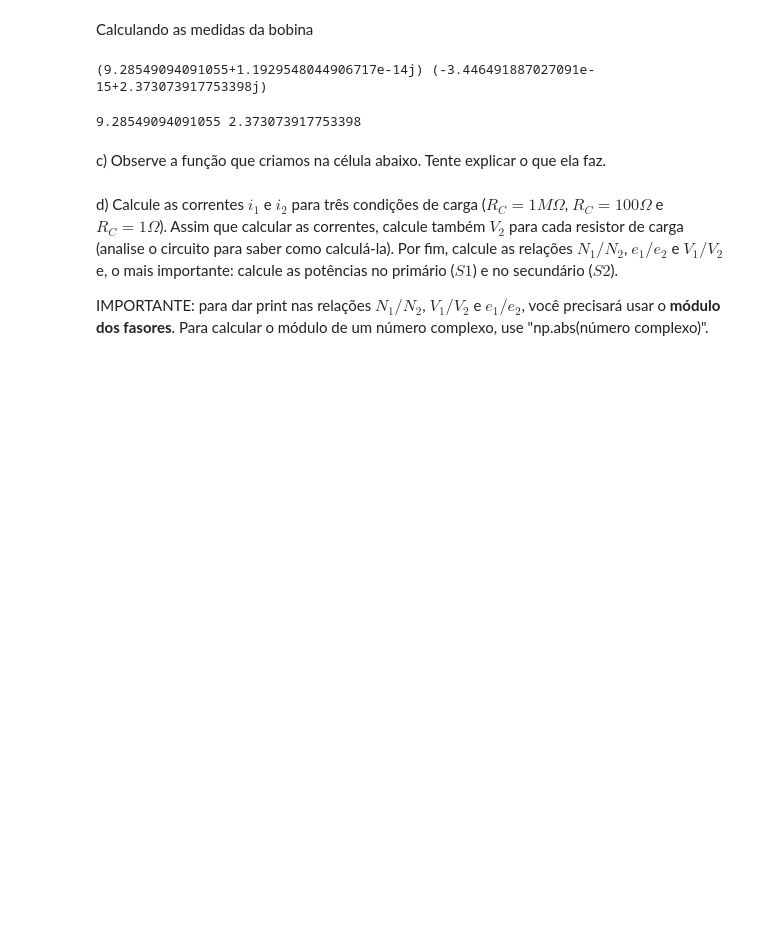
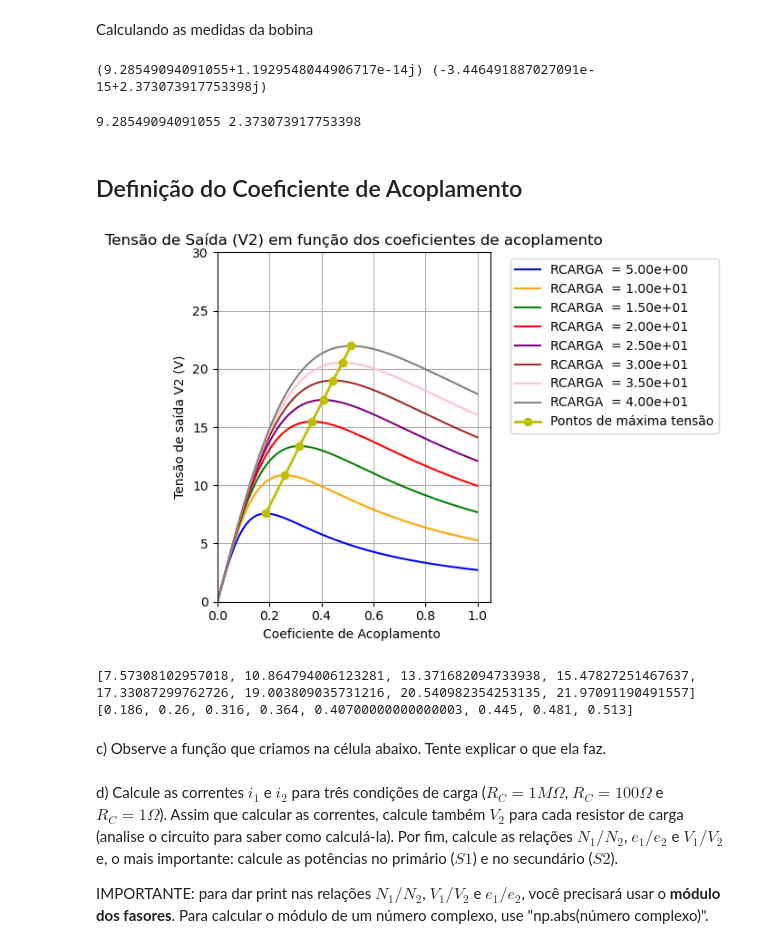
Before and after one commit to EnzoSilva14/projeto-eletromag, a Jupyter notebook: Versao_atual.ipynb, the cells around one changed output. Saved outputs shown, nothing was run; the diff lists cells and outputs as text; code cells hidden in the pictures; blank space fills up the shorter version.

```diff
--- a/Versao_atual.ipynb
+++ b/Versao_atual.ipynb
@@ -267,6 +268,82 @@ print(i1_abs, i2_abs)
 #essa corrente mesmo? é o abs, a parte real, o módulo?
 # %% [output]
 9.28549094091055 2.373073917753398
+# %% [markdown]
+<h2> Definição do Coeficiente de Acoplamento </h2>
+# %%
+#Declaração de Parâmetros
+
+
+fig, ax1 = plt.subplots()
+
+resistencias = np.arange(5 , 45 , 5)
+coeficientes = np.arange(0 , 1 , 0.001)
+i = 0
+cores = [
+    'blue',    # R carga = 5 Ω
+    'orange',  # R carga = 10 Ω
+    'green',   # R carga = 15 Ω
+    'red',     # R carga = 20 Ω
+    'purple',  # R carga = 25 Ω
+    'brown',   # R carga = 30 Ω
+    'pink',    # R carga = 35 Ω
+    'gray',    # R carga = 40 Ω
+    'yellow',  # Pontos de máxima tensão
+]
+
+#Indutâncias
+
+L1 = indutancia_ressonante(f, C)
+L2 = indutancia_ressonante(f, C)
+R1, R2 = R_pelicular(Rdc, f)
+
+ZC1, ZL1, ZR1 = impedancia(R1, C, L1, f)
+ZC2, ZL2, ZR2 = impedancia(R2, C, L2, f)
+Uf = 6 * (2/pi)
+
+v_max = []
+k_max = []
+
+for resistencia in resistencias:
+
+    tensoes = []
+
+    for k in coeficientes:
+        ZM = impedancia_ZM(L1 , L2 , k , f)
+        i1, i2, V2, eficiencia, P_res = CalcularTransformadorCapacitorSerie(ZR1, ZR2, resistencia, ZC1, ZC2, ZL1, ZL2, ZM, Uf)
+        tensoes.append(V2)
+
+    max_tensao = max(tensoes)
+    max_k = coeficientes[tensoes.index(max_tensao)]
+
+    v_max.append(max(tensoes))
+    k_max.append(max_k)
+
+    ax1.plot(coeficientes, tensoes, label=f'RCARGA  = {resistencia:.2e}', color=cores[i], linestyle=linestyles[0])
+    i += 1
+
+ax1.plot(k_max, v_max, label='Pontos de máxima tensão', color='#BFBF00', marker='o', linestyle='-', linewidth=2)
+ax1.set_title("Tensão de Saída (V2) em função dos coeficientes de acoplamento")
+ax1.set_xlabel("Coeficiente de Acoplamento ")
+ax1.set_ylabel("Tensão de saída V2 (V)")
+ax1.legend(loc="upper left", bbox_to_anchor=(1.05, 1))
+ax1.set_xlim(0, 1.05)
+ax1.set_ylim(0, 30)
+ax1.grid(True)
+
+# Ajustar layout para não sobrepor elementos
+plt.tight_layout()
+
+# Exibir gráfico
+plt.show()
+# %% [output]
+[figure, added]
+# %%
+print(v_max)
+print(k_max)
+# %% [output]
+[7.57308102957018, 10.864794006123281, 13.371682094733938, 15.47827251467637, 17.33087299762726, 19.003809035731216, 20.540982354253135, 21.97091190491557]
+[0.186, 0.26, 0.316, 0.364, 0.40700000000000003, 0.445, 0.481, 0.513]
 # %% [markdown]
 c) Observe a função que criamos na célula abaixo. Tente explicar o que ela faz.
 # %%
```
Also changed, not shown: parts of 2 cells of this notebook.
